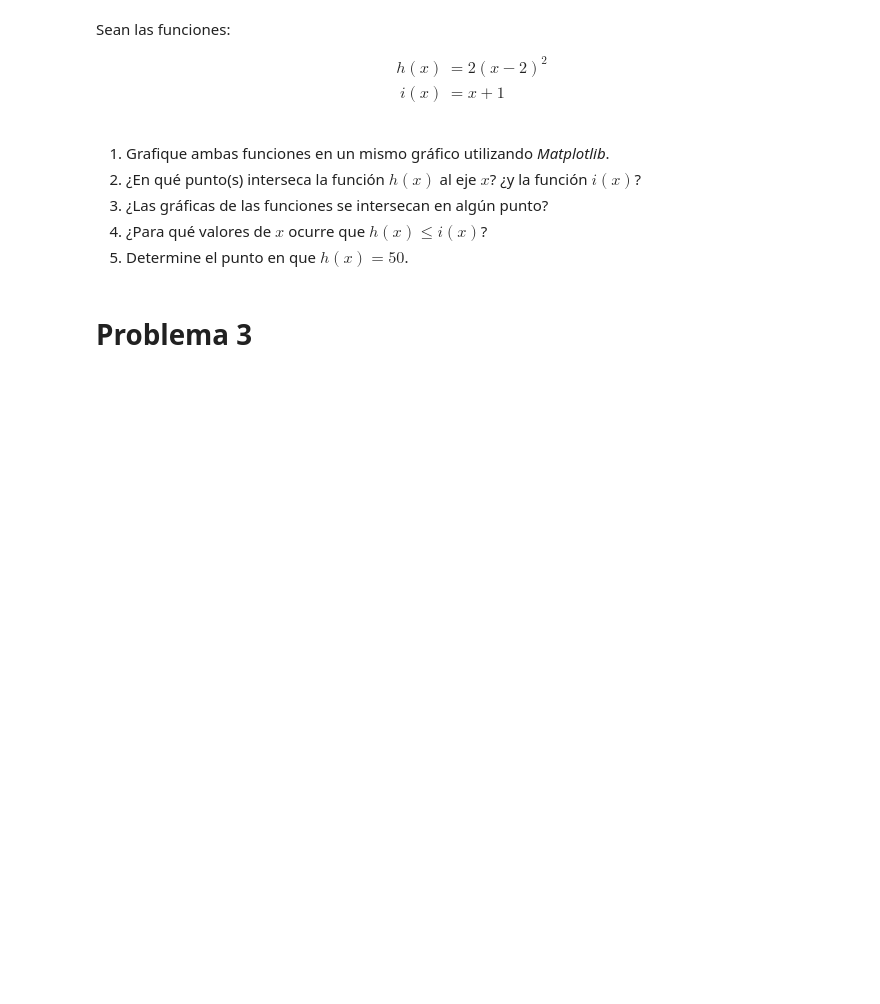
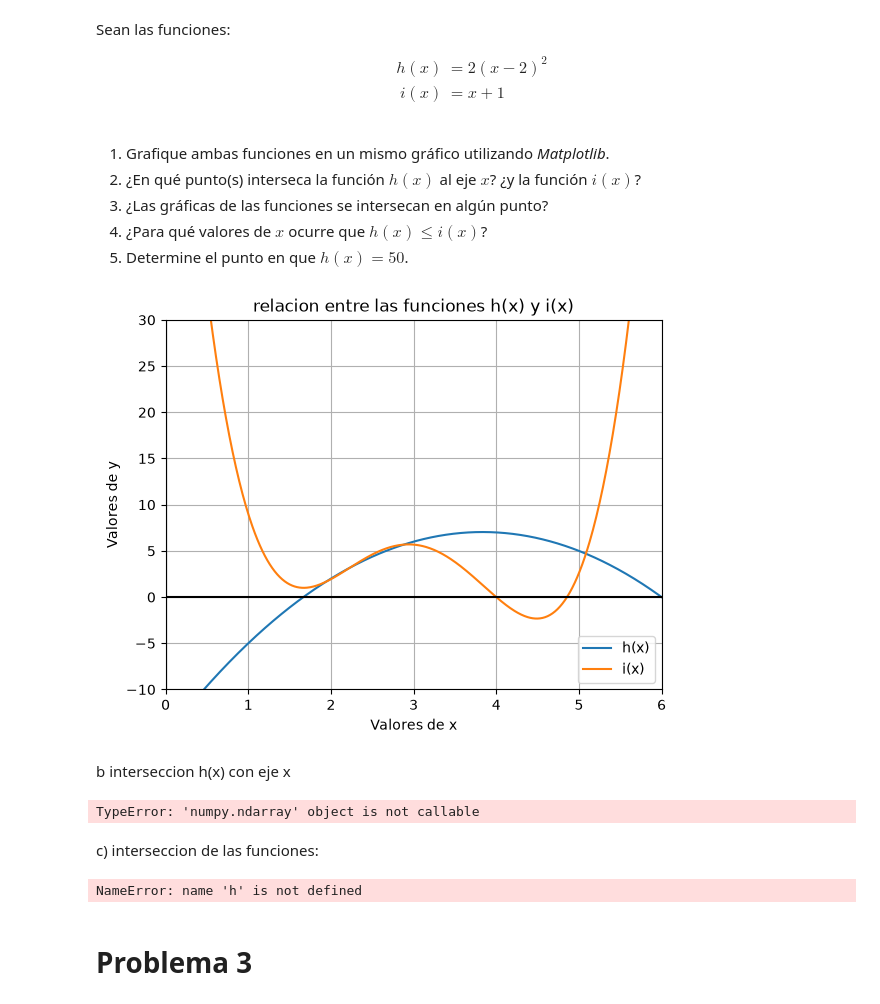
Before and after one commit to axbrogi23/matematica-aplicada-1, a Jupyter notebook: G3_Aplicaciones_de_funciones.ipynb, the cells around one changed output. Saved outputs shown, nothing was run; the diff lists cells and outputs as text; code cells hidden in the pictures; blank space fills up the shorter version.

```diff
--- a/G3_Aplicaciones_de_funciones.ipynb
+++ b/G3_Aplicaciones_de_funciones.ipynb
@@ -85,23 +81,75 @@ i(x) & = x + 1
 # %%
 #1 graficar ambas funciones
 
 def h(x):
-    return h(x) 2*x(x-2**2)
+    return  2*x(x-2)**2
 
 def i(x):
-    return i(x) x*+1
+    return  x+1
 
-x = np.arange(valor inicial, valor final, paso)
-plt.plot(x, h(x), label = 'h(x)')
-plt.plot(x, i(x), label = 'i(x)')
-plt.title('grafico de h(x) y i(x)')
-plt.ylabel('Nombre eje y')
-plt.xlabel('Nombre eje x')
+x = np.arange(0, 50, 0.01)
+
+plt.plot(x, r(x), label = 'h(x)')
+plt.plot(x, g(x), label = 'i(x)')
+plt.xlim(0, 6)
+plt.ylim(-10, 30)
+plt.title('relacion entre las funciones h(x) y i(x)')
+plt.ylabel('Valores de y')
+plt.xlabel('Valores de x')
 plt.legend()
 plt.grid()
 plt.axhline(0, color='black')
 plt.axvline(0, color='black')
 plt.show()
+# %% [output]
+[figure, added]
+# %% [markdown]
+b interseccion h(x) con eje x
+# %%
+import numpy as np
+
+from scipy.optimize import fsolve
+
+def interseccion(x):
+    return h(x)
+
+#Valor/es inicial/es de la aproximación
+
+xo = np.linspace(0, 15, 1)
+
+solucion = np.round(fsolve(interseccion, xo),2)
+
+print(solucion[0])
+
+print(f'El punto de intersección de h(x) con el eje x es (2,{h(2):.0f})')
+# %% [output]
+TypeError: 'numpy.ndarray' object is not callable
+# %% [markdown]
+c) interseccion de las funciones:
+# %%
+import numpy as np
+
+from scipy.optimize import fsolve
+
+def f(x):
+
+    return h(x) - i(x)
+
+
+
+#Valor/es inicial/es de la aproximación
+
+xo = np.linspace(0, 15, 15)
+
+solucion = np.round(fsolve(f, xo), decimals = 2)
+
+interseccion = np.unique(solucion)
+
+print(f'Los puntos de intersección de las funciones están en x = {interseccion}')
+
+print(f'Los puntos de intersección son (1,{round(h(1),2)}); (3.5,{round(h(3.5),2)})')
+# %% [output]
+NameError: name 'h' is not defined
 # %% [markdown]
 # Problema 3
 # %% [markdown]
```
Also changed, not shown: parts of 4 cells of this notebook.
